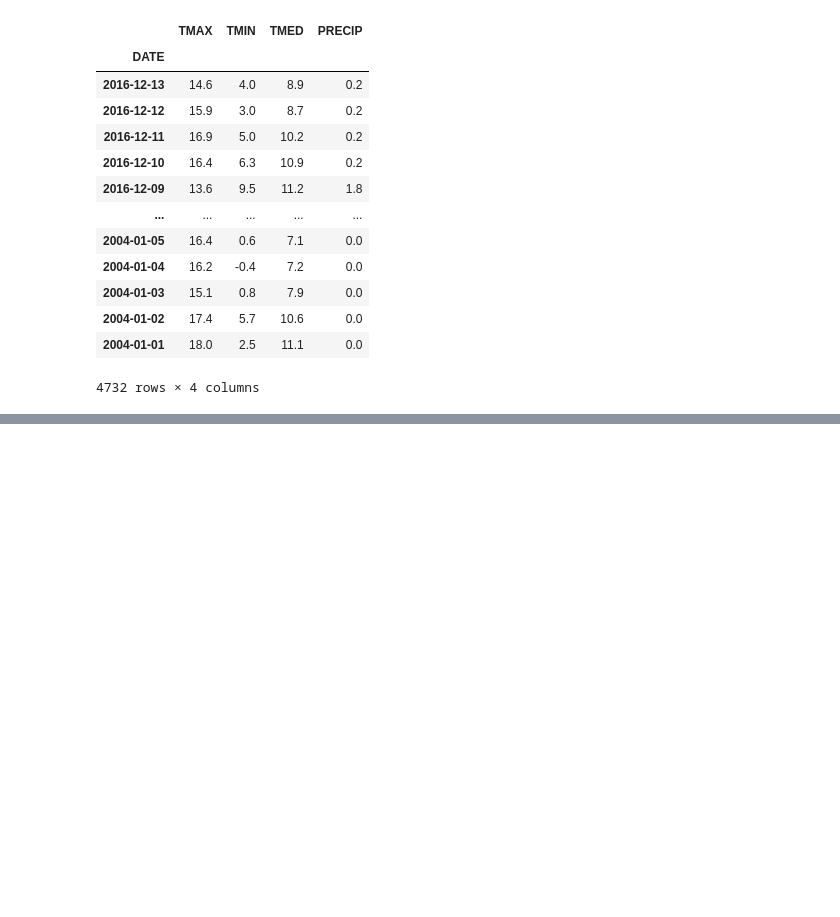
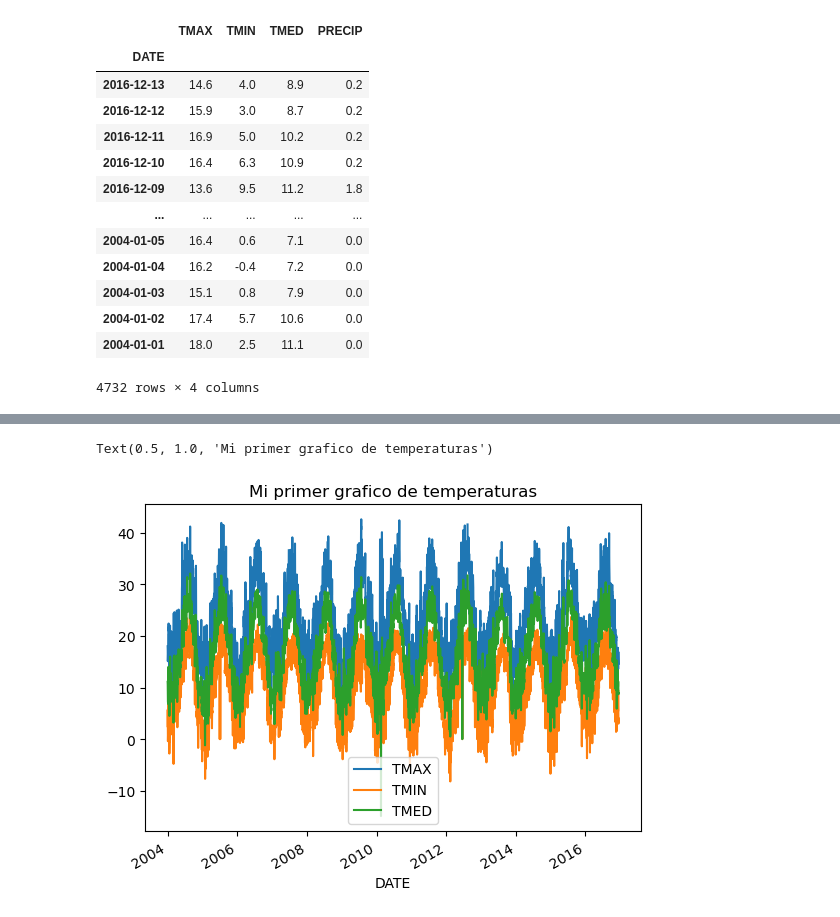
Before and after one commit to JuanBaezaB/gestion-de-datos, a Jupyter notebook: Clase-05-04.ipynb, the cells around one changed output, grey strips where cells are left out. Drawn from its saved outputs; the diff is of its cells as text; code cells hidden in the pictures; blank space fills up the shorter version.

```diff
--- a/Clase-05-04.ipynb
+++ b/Clase-05-04.ipynb
@@ -37,0 +141,6 @@ asdfs
+# %%
+#Agrupaciones
+data['year']=data.index.year
+data['month'] = data.index.month
+
+monthly = data.groupby(by=['year','month'])
@@ -37,0 +204,6 @@ asdfs
+# %%
+data.plot(y =['TMAX', 'TMIN', 'TMED'])
+plt.title("Mi primer grafico de temperaturas")
+# %% [output]
+Text(0.5, 1.0, 'Mi primer grafico de temperaturas')
+[figure, added]
```
Also changed, not shown: parts of 27 cells of this notebook.
